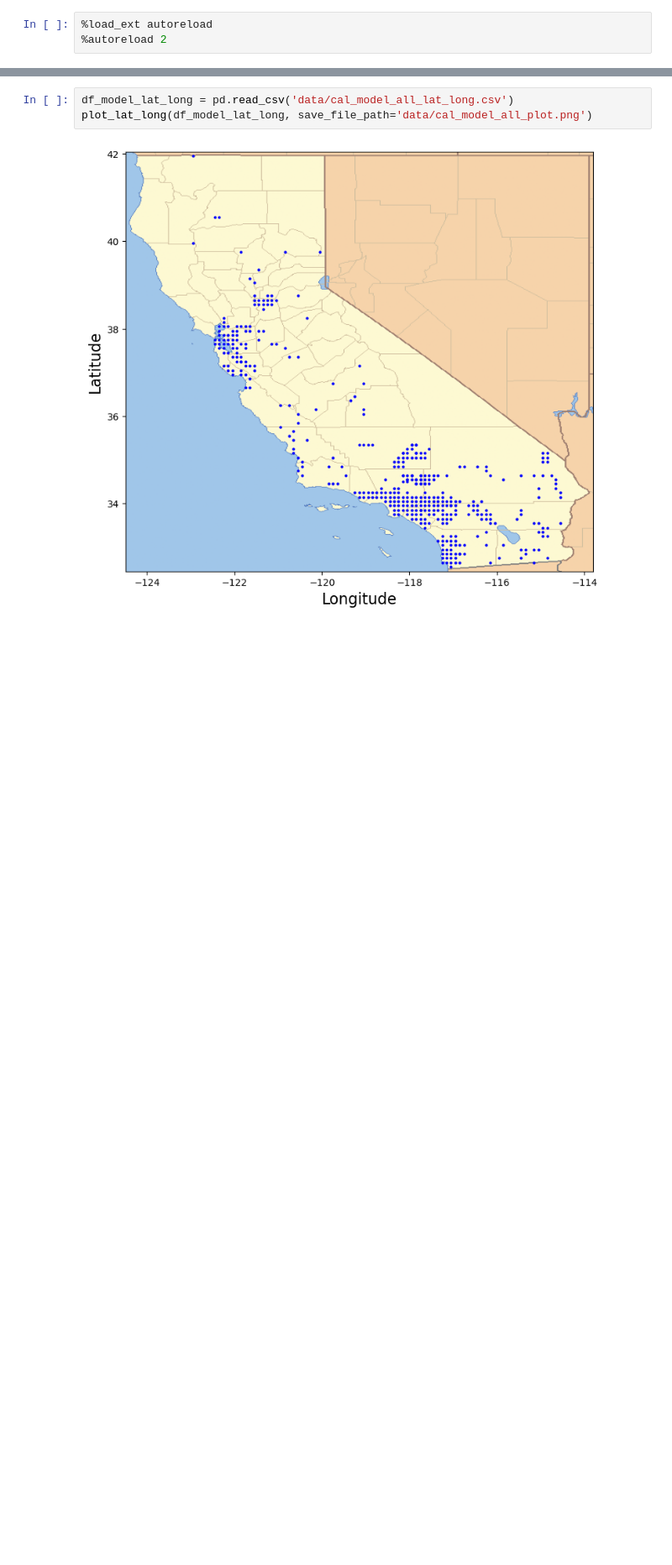
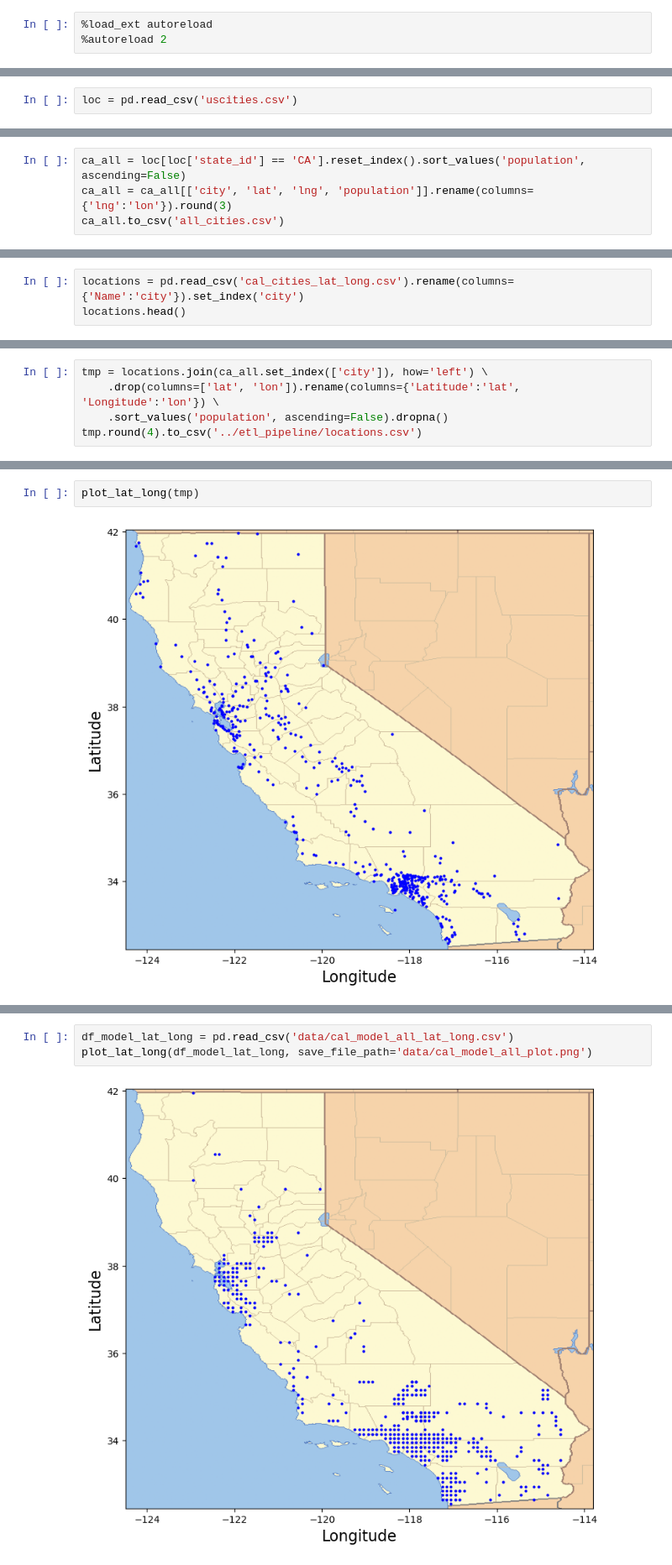
Before and after one commit to mattwheeler092/solar-power-output-prediction, a Jupyter notebook: lat_long_data/create_lat_long_list.ipynb, the cells around one changed output, grey strips where cells are left out. Shown at 84% size. Drawn from its saved outputs; the diff is of its cells as text; blank space fills up the shorter version.

```diff
--- a/lat_long_data/create_lat_long_list.ipynb
+++ b/lat_long_data/create_lat_long_list.ipynb
@@ -33,3 +33,5 @@ def plot_lat_long(df, s=4, c='b',
     if save_file_path is not None:
         plt.savefig(save_file_path)
     plt.show()
+# %%
+loc = pd.read_csv('uscities.csv')
@@ -35,0 +44,4 @@ def plot_lat_long(df, s=4, c='b',
+# %%
+ca_all = loc[loc['state_id'] == 'CA'].reset_index().sort_values('population', ascending=False)
+ca_all = ca_all[['city', 'lat', 'lng', 'population']].rename(columns={'lng':'lon'}).round(3)
+ca_all.to_csv('all_cities.csv')
@@ -35,0 +64,3 @@ def plot_lat_long(df, s=4, c='b',
+# %%
+locations = pd.read_csv('cal_cities_lat_long.csv').rename(columns={'Name':'city'}).set_index('city')
+locations.head()
@@ -35,0 +75,5 @@ def plot_lat_long(df, s=4, c='b',
+# %%
+tmp = locations.join(ca_all.set_index(['city']), how='left') \
+    .drop(columns=['lat', 'lon']).rename(columns={'Latitude':'lat', 'Longitude':'lon'}) \
+    .sort_values('population', ascending=False).dropna()
+tmp.round(4).to_csv('../etl_pipeline/locations.csv')
@@ -35,0 +97,4 @@ def plot_lat_long(df, s=4, c='b',
+# %%
+plot_lat_long(tmp)
+# %% [output]
+[figure, added]
```
Also changed, not shown: parts of 11 cells of this notebook.
